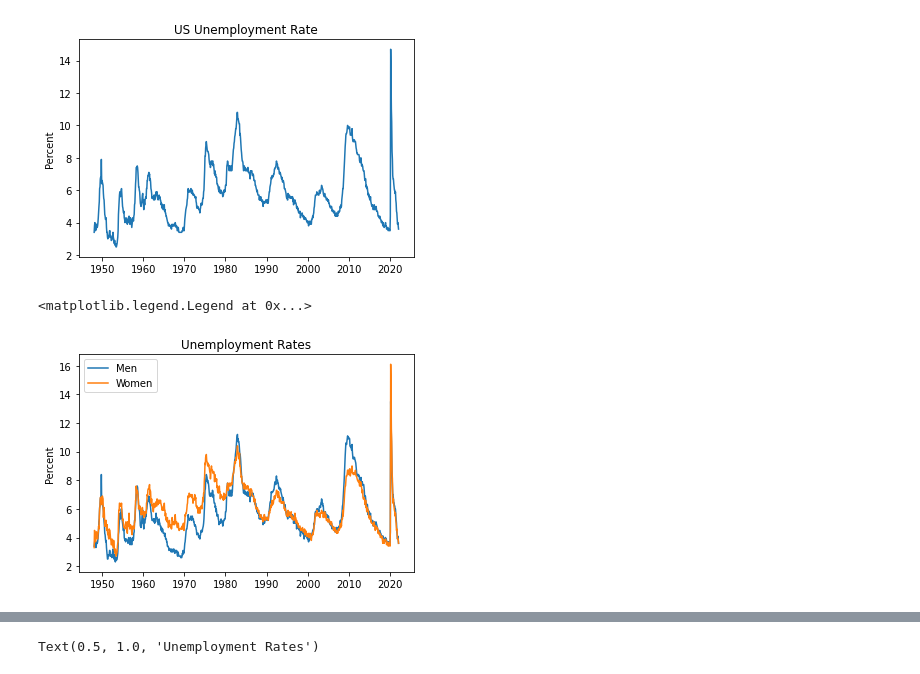
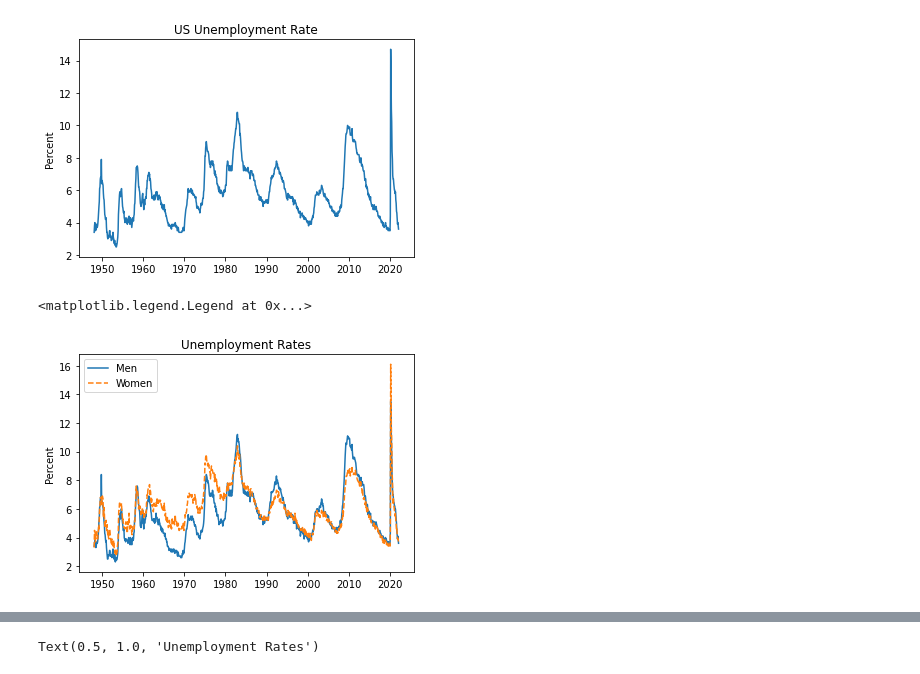
Before and after one commit to letsgoexploring/letsgoexploring.github.io, a Jupyter notebook: python/Data_for_Excel_Examples.ipynb, the cells around one changed output, grey strips where cells are left out. Saved outputs shown, nothing was run; the diff lists cells and outputs as text; code cells hidden in the pictures.

```diff
--- a/python/Data_for_Excel_Examples.ipynb
+++ b/python/Data_for_Excel_Examples.ipynb
@@ -40,10 +41,10 @@ Text(0.5, 1.0, 'US Unemployment Rate')
 # %%
 # Men's and women's unemployment rates
 plt.plot(u_men,label='Men')
-plt.plot(u_women,label='Women')
+plt.plot(u_women,'--',label='Women')
 plt.ylabel('Percent')
 plt.title('Unemployment Rates')
 plt.legend()
 # %% [output]
 <matplotlib.legend.Legend at 0x...>
-[figure, old version]
+[figure, new version]
```
Also changed, not shown: parts of 2 cells of this notebook.
